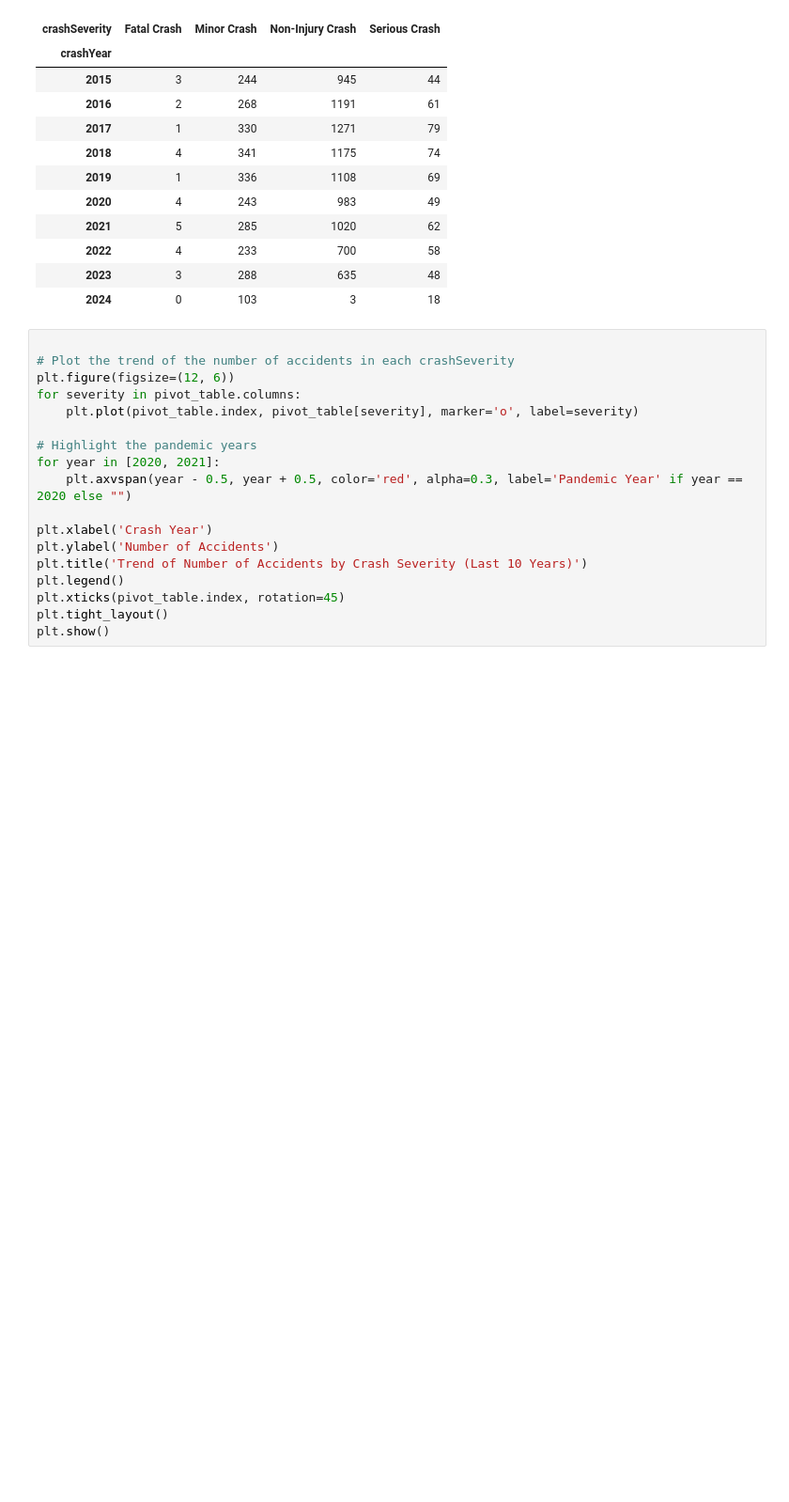
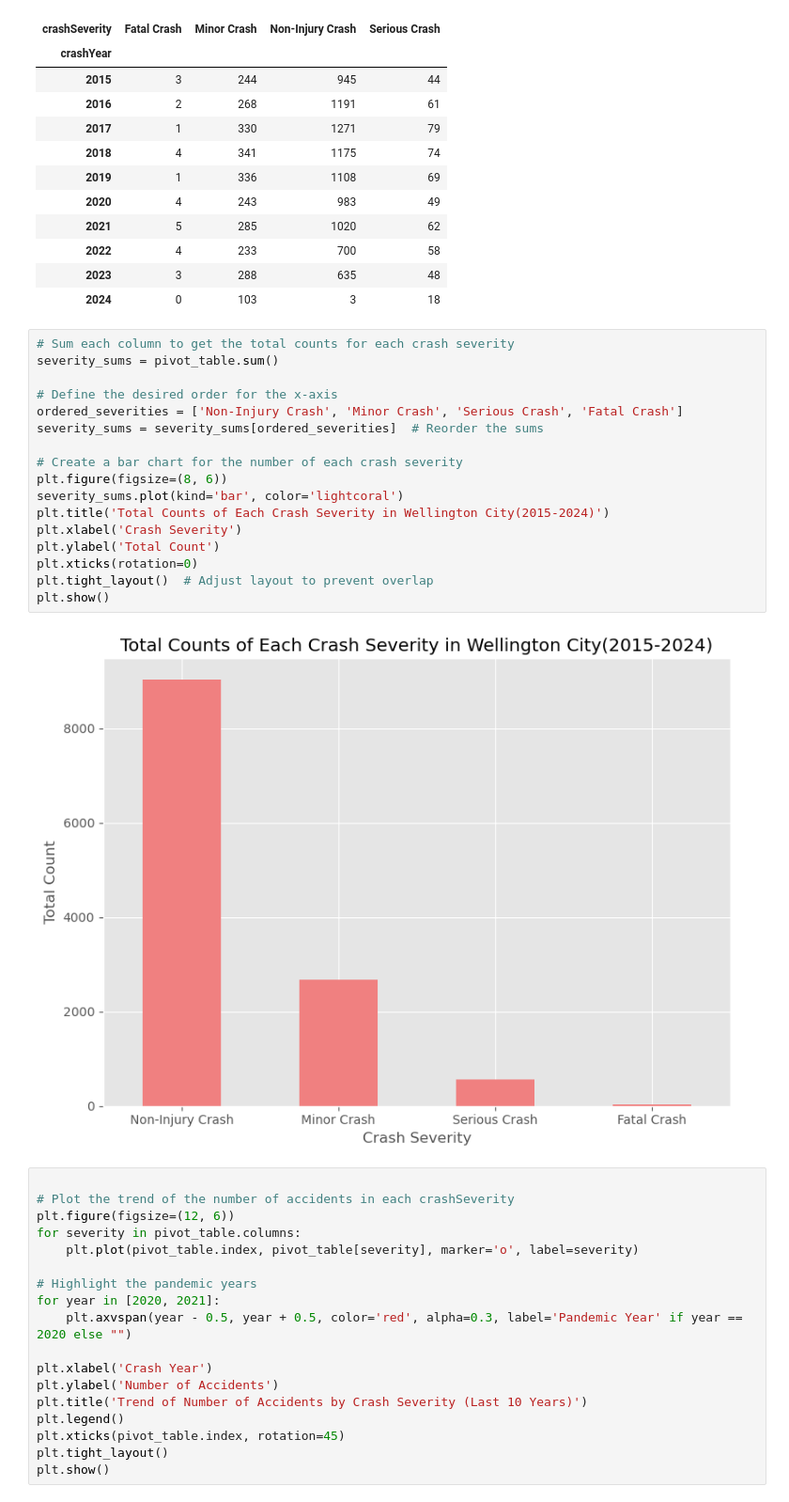
Before and after one commit to DarioDang/wellington-crash-modelling, a Jupyter notebook: 00_explore_define_wellington_data.ipynb, the cells around one changed output. Shown at 94% size. Saved outputs shown, nothing was run; the diff lists cells and outputs as text; blank space fills up the shorter version.

```diff
--- a/ellen_explore_car_crash_data.ipynb
+++ b/00_explore_define_wellington_data.ipynb
@@ -228,6 +192,25 @@ pivot_table
 | 2022 | 4 | 233 | 700 | 58 |
 | 2023 | 3 | 288 | 635 | 48 |
 | 2024 | 0 | 103 | 3 | 18 |
+# %%
+# Sum each column to get the total counts for each crash severity
+severity_sums = pivot_table.sum()
+
+# Define the desired order for the x-axis
+ordered_severities = ['Non-Injury Crash', 'Minor Crash', 'Serious Crash', 'Fatal Crash']
+severity_sums = severity_sums[ordered_severities]  # Reorder the sums
+
+# Create a bar chart for the number of each crash severity
+plt.figure(figsize=(8, 6))
+severity_sums.plot(kind='bar', color='lightcoral')
+plt.title('Total Counts of Each Crash Severity in Wellington City(2015-2024)')
+plt.xlabel('Crash Severity')
+plt.ylabel('Total Count')
+plt.xticks(rotation=0)
+plt.tight_layout()  # Adjust layout to prevent overlap
+plt.show()
+# %% [output]
+[figure, added]
 # %%
 
 # Plot the trend of the number of accidents in each crashSeverity
```
Also changed, not shown: parts of 7 cells of this notebook, 2 other files.
